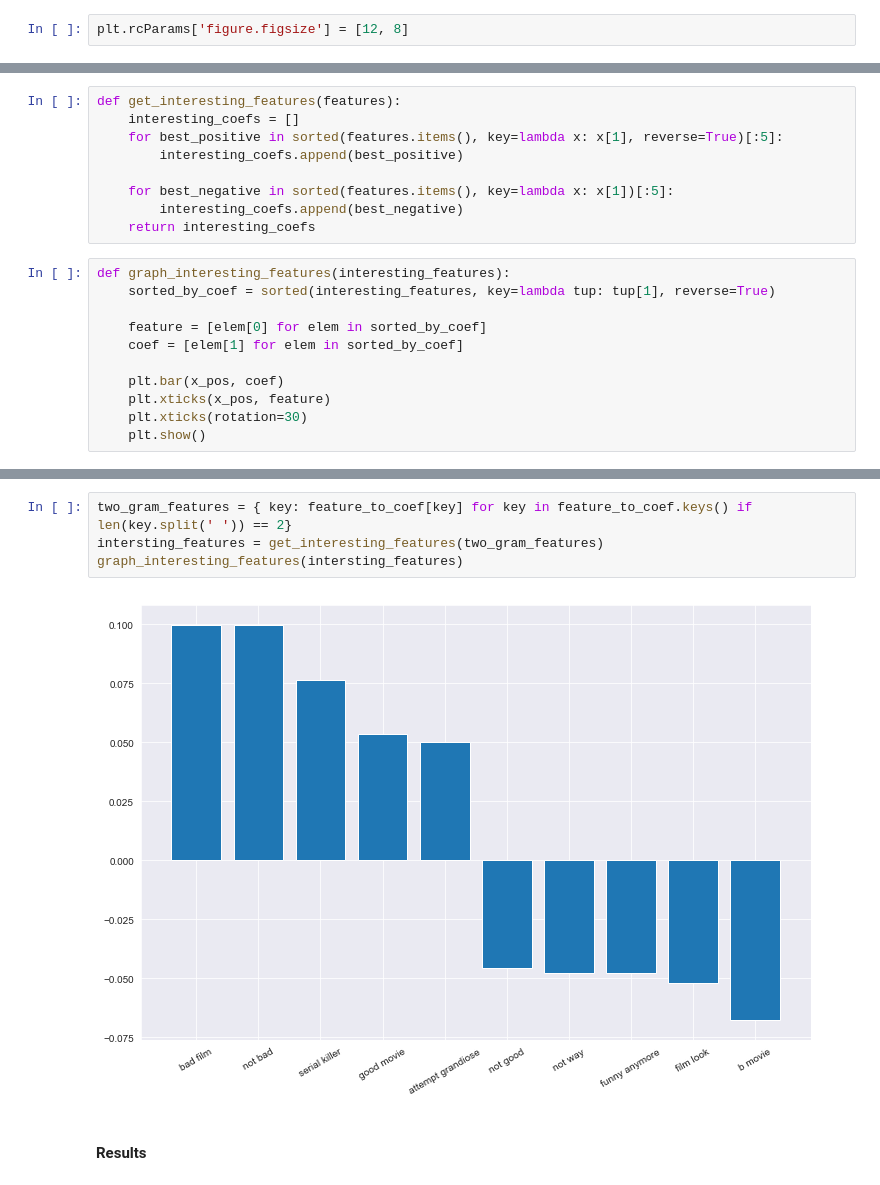
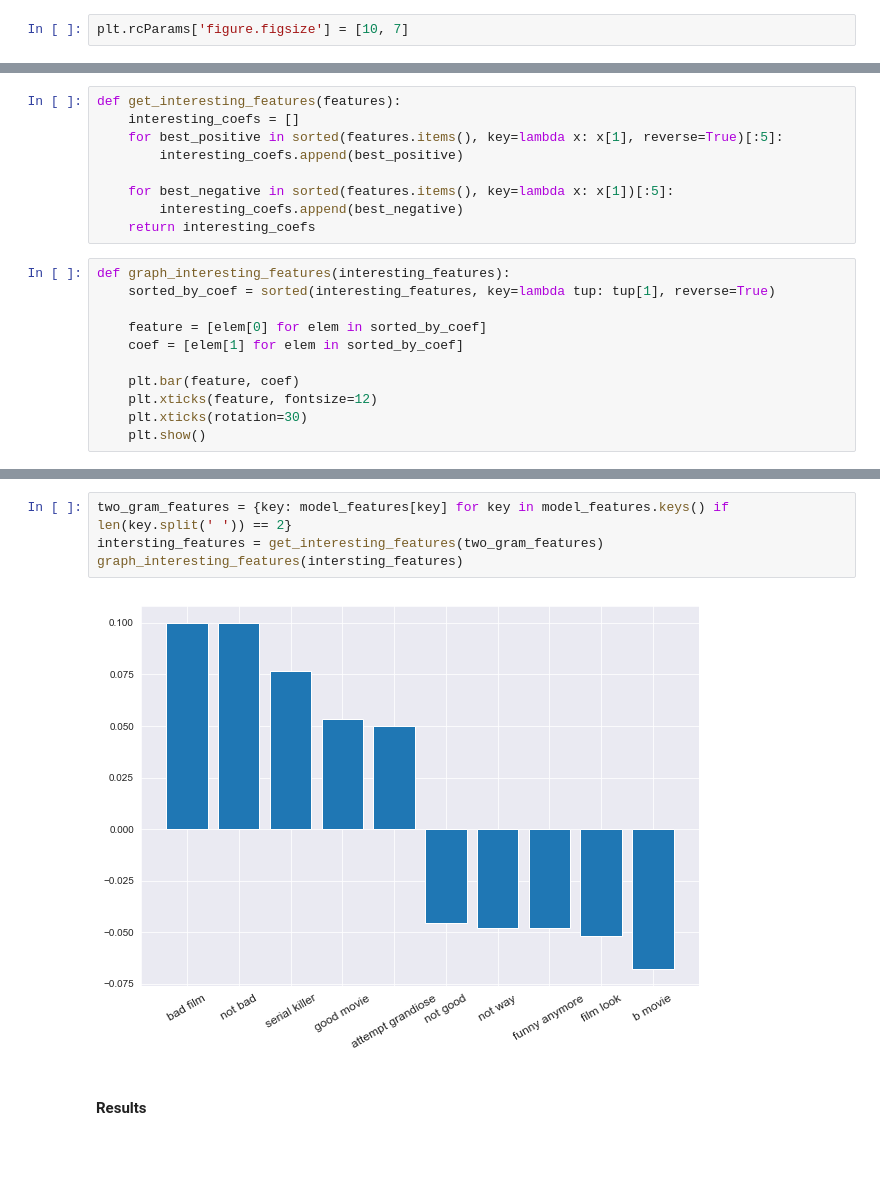
Before and after one commit to SylvainLosey/DMML2019_Team_Orange, a Jupyter notebook: code/2_analysis.ipynb, the cells around one changed output, grey strips where cells are left out. Drawn from its saved outputs; the diff is of its cells as text; blank space fills up the shorter version.

```diff
--- a/code/2_analysis.ipynb
+++ b/code/2_analysis.ipynb
@@ -30,7 +30,7 @@ You can now load the model via spacy.load('en_core_web_sm')
 [nltk_data] Downloading package words to /Users/sylvain/nltk_data...
 [nltk_data]   Package words is already up-to-date!
 # %%
-plt.rcParams['figure.figsize'] = [12, 8]
+plt.rcParams['figure.figsize'] = [10, 7]
 # %% [markdown]
 ## 2.1 EDA
 # %% [markdown]
@@ -113,8 +113,8 @@ def graph_interesting_features(interesting_features):
     feature = [elem[0] for elem in sorted_by_coef]
     coef = [elem[1] for elem in sorted_by_coef]
 
-    plt.bar(x_pos, coef)
-    plt.xticks(x_pos, feature)
+    plt.bar(feature, coef)
+    plt.xticks(feature, fontsize=12)
     plt.xticks(rotation=30)
     plt.show()
 # %%
@@ -131,9 +131,9 @@ graph_interesting_features(interesting_features)
 # %%
-two_gram_features = { key: feature_to_coef[key] for key in feature_to_coef.keys() if  len(key.split(' ')) == 2}
+two_gram_features = {key: model_features[key] for key in model_features.keys() if len(key.split(' ')) == 2}
 intersting_features = get_interesting_features(two_gram_features)
 graph_interesting_features(intersting_features)
 # %% [output]
-[figure, old version]
+[figure, new version]
 # %% [markdown]
 #### Results
 # %%
```
Also changed, not shown: parts of 16 cells of this notebook, 1 other file.
